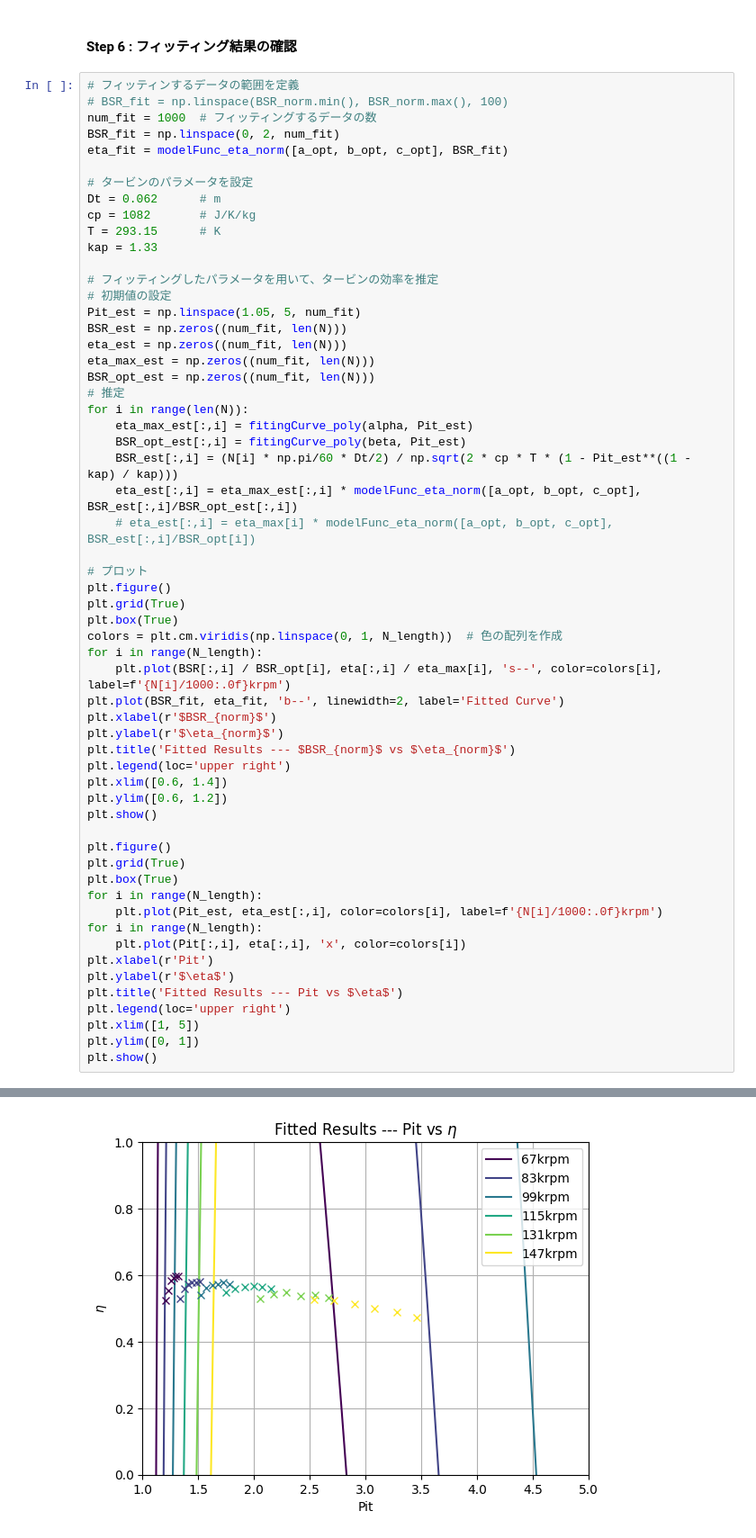
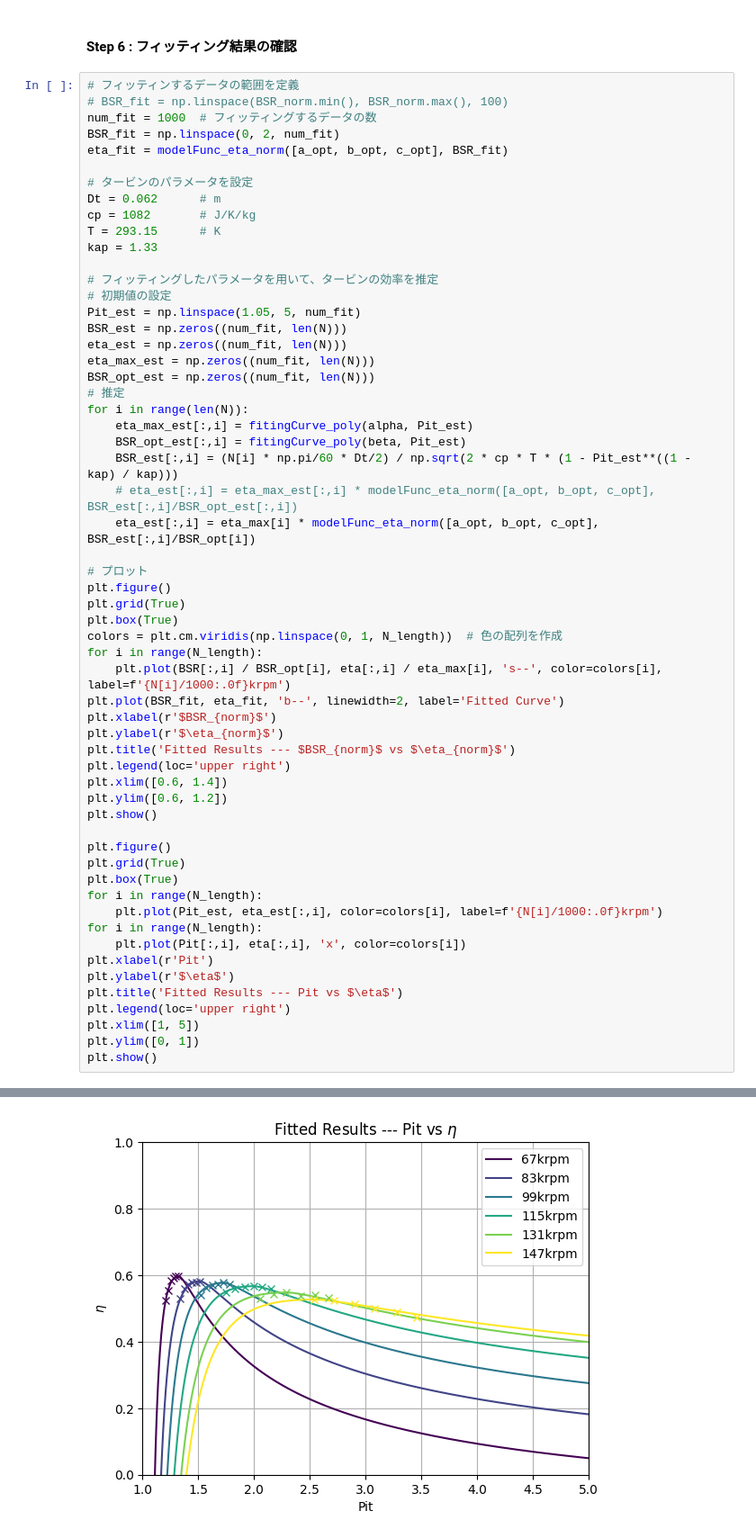
Before and after one commit to AYATAKA-WORKs/OptimizationStudy, a Jupyter notebook: Tmapfitting/Tbn_fitting.ipynb, the cells around one changed output, grey strips where cells are left out. Shown at 90% size. Saved outputs shown, nothing was run; the diff lists cells and outputs as text.

```diff
--- a/Tmapfitting/Tbn_fitting.ipynb
+++ b/Tmapfitting/Tbn_fitting.ipynb
@@ -252,39 +252,39 @@ for i in range(len(N)):
     eta_max_est[:,i] = fitingCurve_poly(alpha, Pit_est)
     BSR_opt_est[:,i] = fitingCurve_poly(beta, Pit_est)
     BSR_est[:,i] = (N[i] * np.pi/60 * Dt/2) / np.sqrt(2 * cp * T * (1 - Pit_est**((1 - kap) / kap)))
-    eta_est[:,i] = eta_max_est[:,i] * modelFunc_eta_norm([a_opt, b_opt, c_opt], BSR_est[:,i]/BSR_opt_est[:,i])
-    # eta_est[:,i] = eta_max[i] * modelFunc_eta_norm([a_opt, b_opt, c_opt], BSR_est[:,i]/BSR_opt[i])
+    # eta_est[:,i] = eta_max_est[:,i] * modelFunc_eta_norm([a_opt, b_opt, c_opt], BSR_est[:,i]/BSR_opt_est[:,i])
+    eta_est[:,i] = eta_max[i] * modelFunc_eta_norm([a_opt, b_opt, c_opt], BSR_est[:,i]/BSR_opt[i])
 
 # プロット
 plt.figure()
 plt.grid(True)
 plt.box(True)
 colors = plt.cm.viridis(np.linspace(0, 1, N_length))  # 色の配列を作成
 for i in range(N_length):
     plt.plot(BSR[:,i] / BSR_opt[i], eta[:,i] / eta_max[i], 's--', color=colors[i], label=f'{N[i]/1000:.0f}krpm')
 plt.plot(BSR_fit, eta_fit, 'b--', linewidth=2, label='Fitted Curve')
 plt.xlabel(r'$BSR_{norm}$')
 plt.ylabel(r'$\eta_{norm}$')
 plt.title('Fitted Results --- $BSR_{norm}$ vs $\eta_{norm}$')
 plt.legend(loc='upper right')
 plt.xlim([0.6, 1.4])
 plt.ylim([0.6, 1.2])
 plt.show()
 
 plt.figure()
 plt.grid(True)
 plt.box(True)
 for i in range(N_length):
     plt.plot(Pit_est, eta_est[:,i], color=colors[i], label=f'{N[i]/1000:.0f}krpm')
 for i in range(N_length):
     plt.plot(Pit[:,i], eta[:,i], 'x', color=colors[i])
 plt.xlabel(r'Pit')
 plt.ylabel(r'$\eta$')
 plt.title('Fitted Results --- Pit vs $\eta$')
 plt.legend(loc='upper right')
 plt.xlim([1, 5])
 plt.ylim([0, 1])
 plt.show()
 # %% [output]
 [figure]
-[figure, old version]
+[figure, new version]
```
Also changed, not shown: parts of 1 cell of this notebook, 2 other files.
